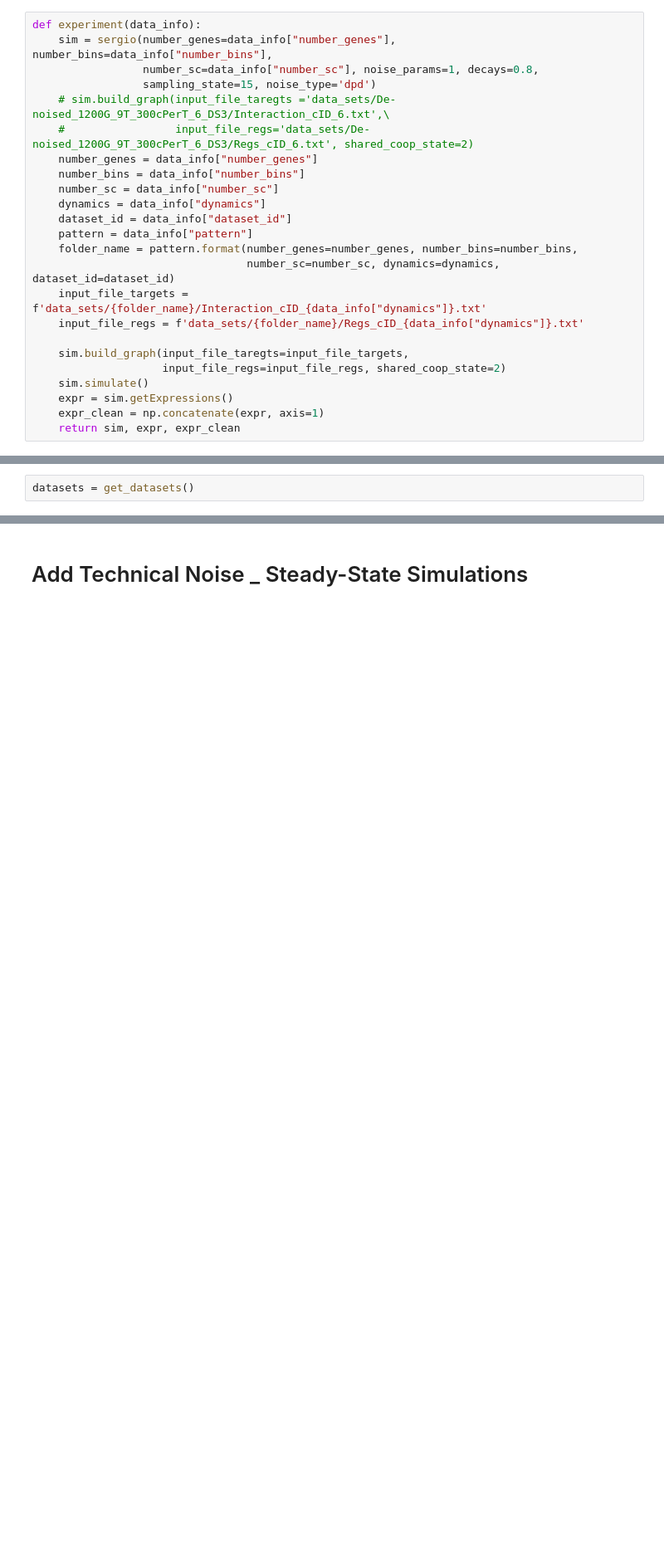
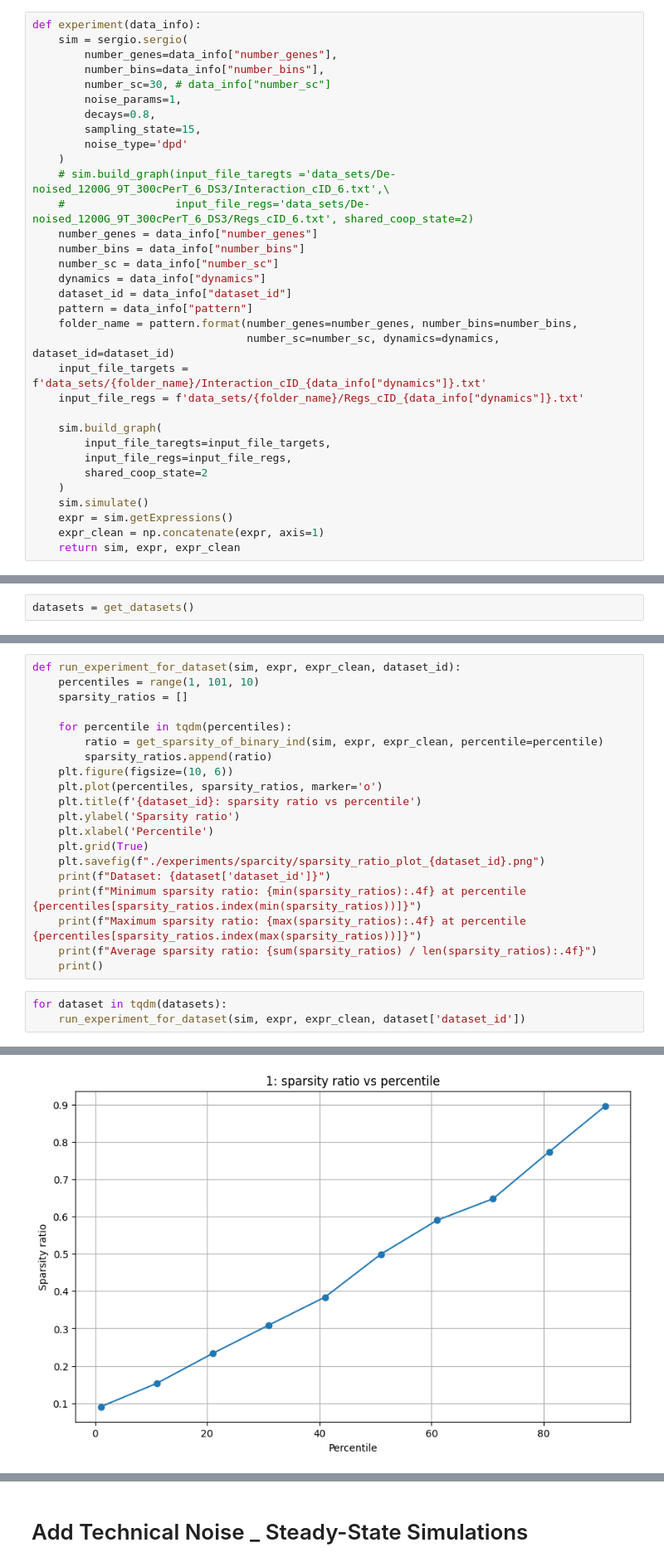
Before and after one commit to suhas-hoysala/dfdl_imputation, a Jupyter notebook: SERGIO/generate_data.ipynb, the cells around one changed output, grey strips where cells are left out. Shown: that part at 83% size. Drawn from its saved outputs; the diff is of its cells as text; blank space fills up the shorter version.

Commit message:
sparcity experiment on binary_ind with SERGIO

```diff
--- a/SERGIO/generate_data.ipynb
+++ b/SERGIO/generate_data.ipynb
@@ -46,9 +55,15 @@ def fstr(template):
     return eval(f'f"""{template}"""')
 # %%
 def experiment(data_info):
-    sim = sergio(number_genes=data_info["number_genes"], number_bins=data_info["number_bins"],
-                 number_sc=data_info["number_sc"], noise_params=1, decays=0.8,
-                 sampling_state=15, noise_type='dpd')
+    sim = sergio.sergio(
+        number_genes=data_info["number_genes"],
+        number_bins=data_info["number_bins"],
+        number_sc=30, # data_info["number_sc"]
+        noise_params=1,
+        decays=0.8,
+        sampling_state=15,
+        noise_type='dpd'
+    )
     # sim.build_graph(input_file_taregts ='data_sets/De-noised_1200G_9T_300cPerT_6_DS3/Interaction_cID_6.txt',\
     #                 input_file_regs='data_sets/De-noised_1200G_9T_300cPerT_6_DS3/Regs_cID_6.txt', shared_coop_state=2)
     number_genes = data_info["number_genes"]
@@ -62,8 +77,11 @@ def experiment(data_info):
     input_file_targets = f'data_sets/{folder_name}/Interaction_cID_{data_info["dynamics"]}.txt'
     input_file_regs = f'data_sets/{folder_name}/Regs_cID_{data_info["dynamics"]}.txt'
 
-    sim.build_graph(input_file_taregts=input_file_targets,
-                    input_file_regs=input_file_regs, shared_coop_state=2)
+    sim.build_graph(
+        input_file_taregts=input_file_targets,
+        input_file_regs=input_file_regs,
+        shared_coop_state=2
+    )
     sim.simulate()
     expr = sim.getExpressions()
     expr_clean = np.concatenate(expr, axis=1)
@@ -115,0 +186,24 @@ ValueError: x and y must have length at least 2.
+# %%
+def run_experiment_for_dataset(sim, expr, expr_clean, dataset_id):
+    percentiles = range(1, 101, 10)
+    sparsity_ratios = []
+
+    for percentile in tqdm(percentiles):
+        ratio = get_sparsity_of_binary_ind(sim, expr, expr_clean, percentile=percentile)
+        sparsity_ratios.append(ratio)
+    plt.figure(figsize=(10, 6))
+    plt.plot(percentiles, sparsity_ratios, marker='o')
+    plt.title(f'{dataset_id}: sparsity ratio vs percentile')
+    plt.ylabel('Sparsity ratio')
+    plt.xlabel('Percentile')
+    plt.grid(True)
+    plt.savefig(f"./experiments/sparcity/sparsity_ratio_plot_{dataset_id}.png")
+    print(f"Dataset: {dataset['dataset_id']}")
+    print(f"Minimum sparsity ratio: {min(sparsity_ratios):.4f} at percentile {percentiles[sparsity_ratios.index(min(sparsity_ratios))]}")
+    print(f"Maximum sparsity ratio: {max(sparsity_ratios):.4f} at percentile {percentiles[sparsity_ratios.index(max(sparsity_ratios))]}")
+    print(f"Average sparsity ratio: {sum(sparsity_ratios) / len(sparsity_ratios):.4f}")
+    print()
+# %%
+for dataset in tqdm(datasets):
+    run_experiment_for_dataset(sim, expr, expr_clean, dataset['dataset_id'])
+# %% [output]
@@ -115,0 +242 @@ ValueError: x and y must have length at least 2.
+[figure, added]
```
Also changed, not shown: parts of 9 cells of this notebook, 8 other files.
